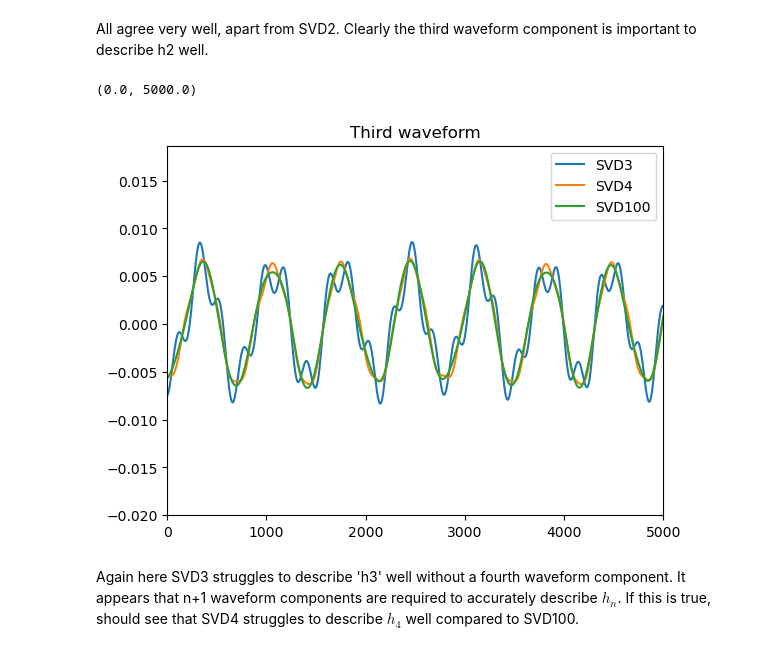
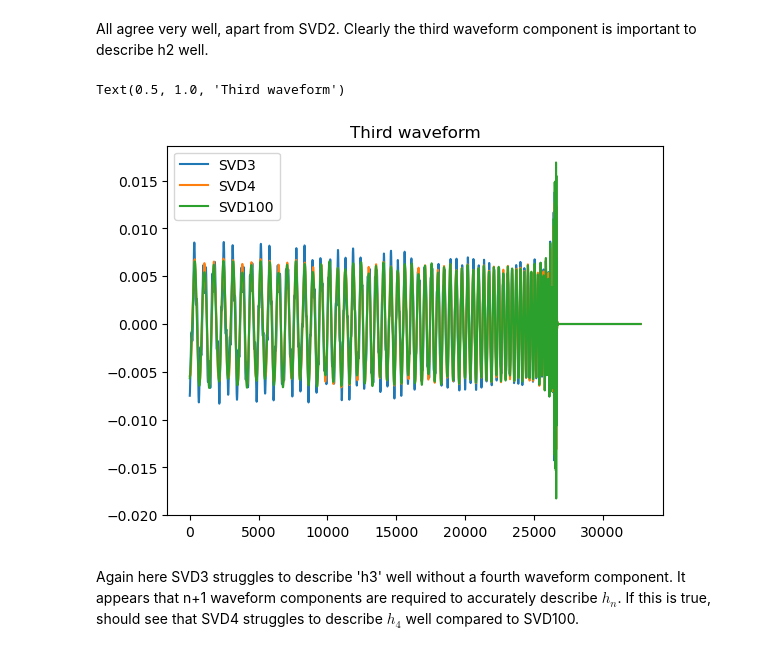
Before and after one commit to BenGPatterson/EccentricBinaries, a Jupyter notebook: notebooks/principal_component_analysis.ipynb, the cells around one changed output. Saved outputs shown, nothing was run; the diff lists cells and outputs as text; code cells hidden in the pictures.

```diff
--- a/notebooks/principal_component_analysis.ipynb
+++ b/notebooks/principal_component_analysis.ipynb
@@ -563,13 +563,13 @@ All agree very well, apart from SVD2. Clearly the third waveform component is im
 # %%
 plt.plot(np.arange(len(U_3.T[2])), -U_3.T[2], label='SVD3')
 plt.plot(np.arange(len(U_3.T[2])), U_4.T[2], label='SVD4')
 plt.plot(np.arange(len(U_3.T[2])), U.T[2], label='SVD100')
 plt.legend()
 plt.title('Third waveform')
-plt.xlim(0,5000)
+#plt.xlim(0,5000)
 # %% [output]
-(0.0, 5000.0)
+Text(0.5, 1.0, 'Third waveform')
-[figure, old version]
+[figure, new version]
 # %% [markdown]
 Again here SVD3 struggles to describe 'h3' well without a fourth waveform component. It appears that n+1 waveform components are required to accurately describe $h_n$. If this is true, should see that SVD4 struggles to describe $h_4$ well compared to SVD100.
 # %%
```
Also changed, not shown: parts of 5 cells of this notebook, 3 other files.
